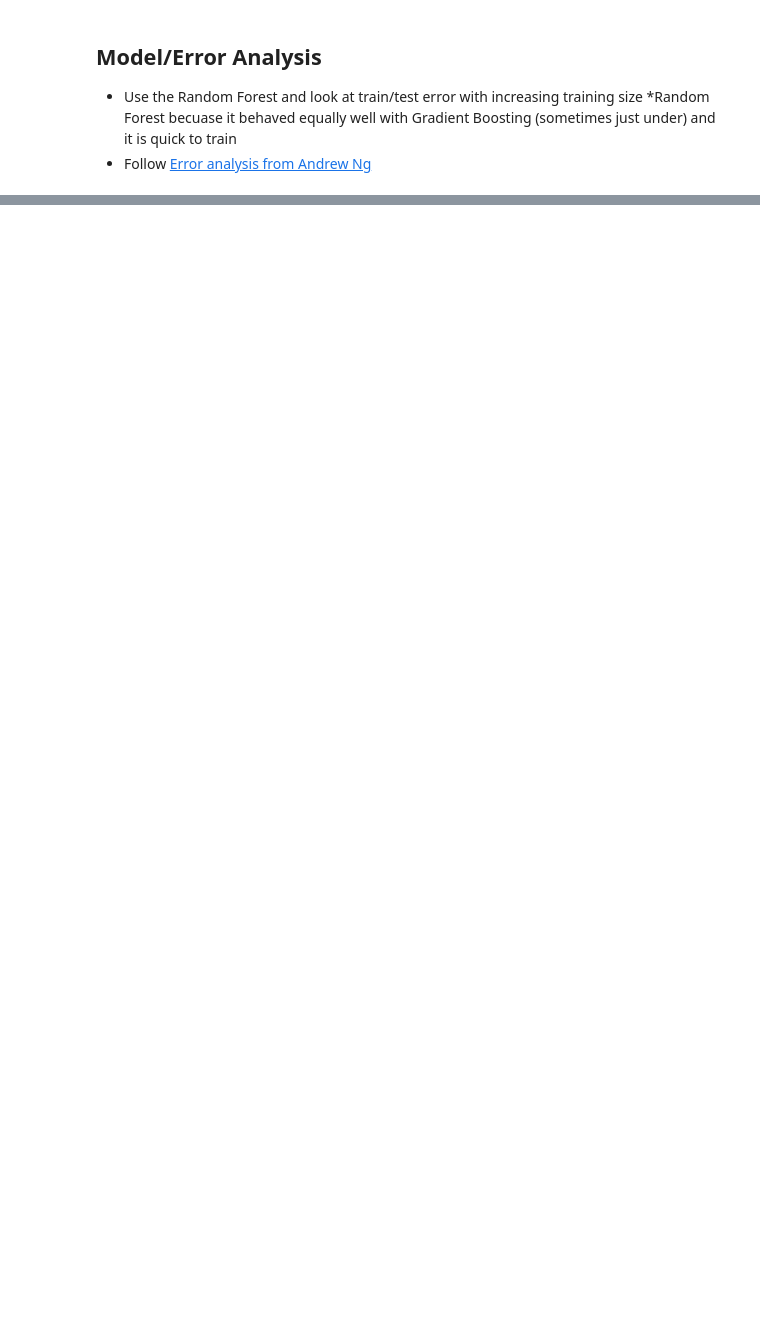
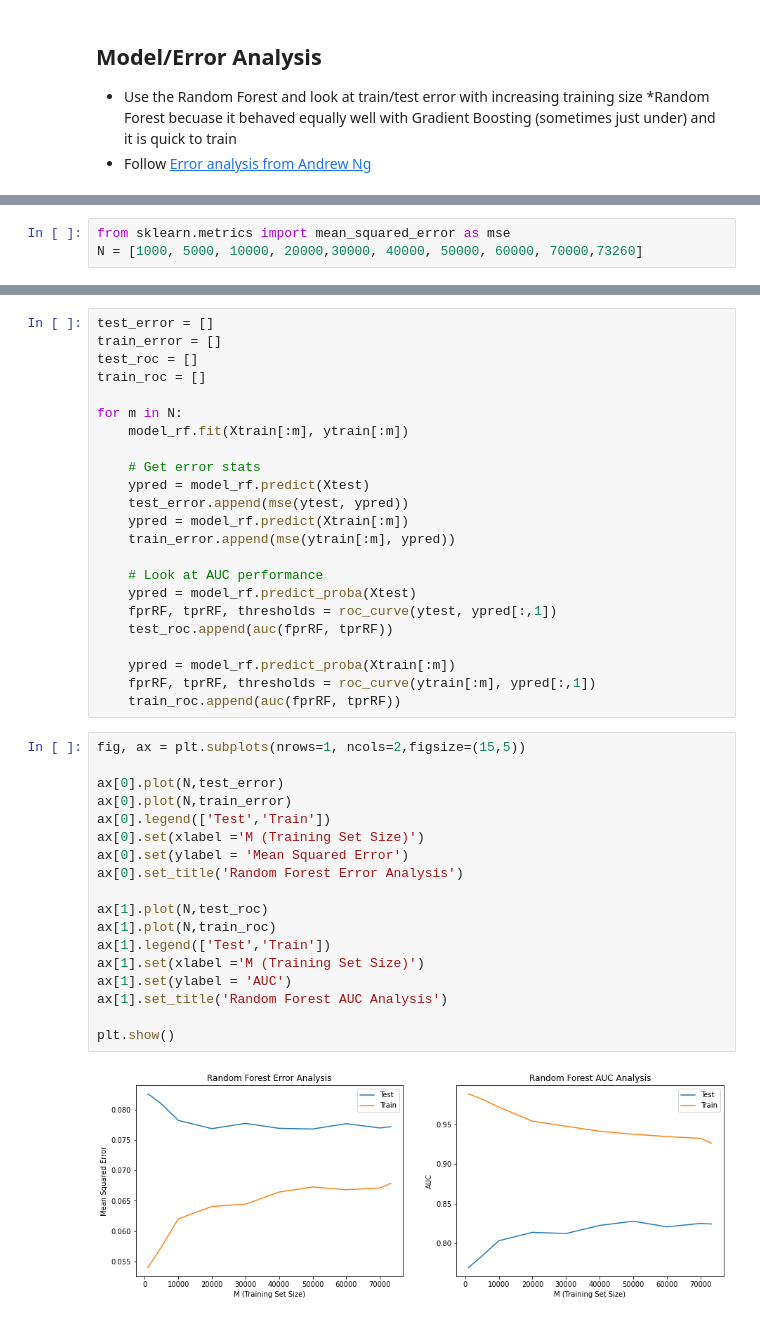
Before and after one commit to mrose10/ICU-Mortality-Prediction_Women-in-Data, a Jupyter notebook: notebooks/Modeling.ipynb, the cells around one changed output, grey strips where cells are left out. Drawn from its saved outputs; the diff is of its cells as text; blank space fills up the shorter version.

Commit message:
Error analysis on RF

```diff
--- a/notebooks/Modeling.ipynb
+++ b/notebooks/Modeling.ipynb
@@ -273,0 +234,3 @@ print('Area under the curve is ', round(roc_aucRF,2))
+# %%
+from sklearn.metrics import mean_squared_error as mse
+N = [1000, 5000, 10000, 20000,30000, 40000, 50000, 60000, 70000,73260]
@@ -273,0 +245,43 @@ print('Area under the curve is ', round(roc_aucRF,2))
+# %%
+test_error = []
+train_error = []
+test_roc = []
+train_roc = []
+
+for m in N:
+    model_rf.fit(Xtrain[:m], ytrain[:m])
+
+    # Get error stats
+    ypred = model_rf.predict(Xtest)
+    test_error.append(mse(ytest, ypred))
+    ypred = model_rf.predict(Xtrain[:m])
+    train_error.append(mse(ytrain[:m], ypred))
+
+    # Look at AUC performance
+    ypred = model_rf.predict_proba(Xtest)
+    fprRF, tprRF, thresholds = roc_curve(ytest, ypred[:,1])
+    test_roc.append(auc(fprRF, tprRF))
+
+    ypred = model_rf.predict_proba(Xtrain[:m])
+    fprRF, tprRF, thresholds = roc_curve(ytrain[:m], ypred[:,1])
+    train_roc.append(auc(fprRF, tprRF))
+# %%
+fig, ax = plt.subplots(nrows=1, ncols=2,figsize=(15,5))
+
+ax[0].plot(N,test_error)
+ax[0].plot(N,train_error)
+ax[0].legend(['Test','Train'])
+ax[0].set(xlabel ='M (Training Set Size)')
+ax[0].set(ylabel = 'Mean Squared Error')
+ax[0].set_title('Random Forest Error Analysis')
+
+ax[1].plot(N,test_roc)
+ax[1].plot(N,train_roc)
+ax[1].legend(['Test','Train'])
+ax[1].set(xlabel ='M (Training Set Size)')
+ax[1].set(ylabel = 'AUC')
+ax[1].set_title('Random Forest AUC Analysis')
+
+plt.show()
+# %% [output]
+[figure, added]
```
Also changed, not shown: parts of 22 cells of this notebook.
